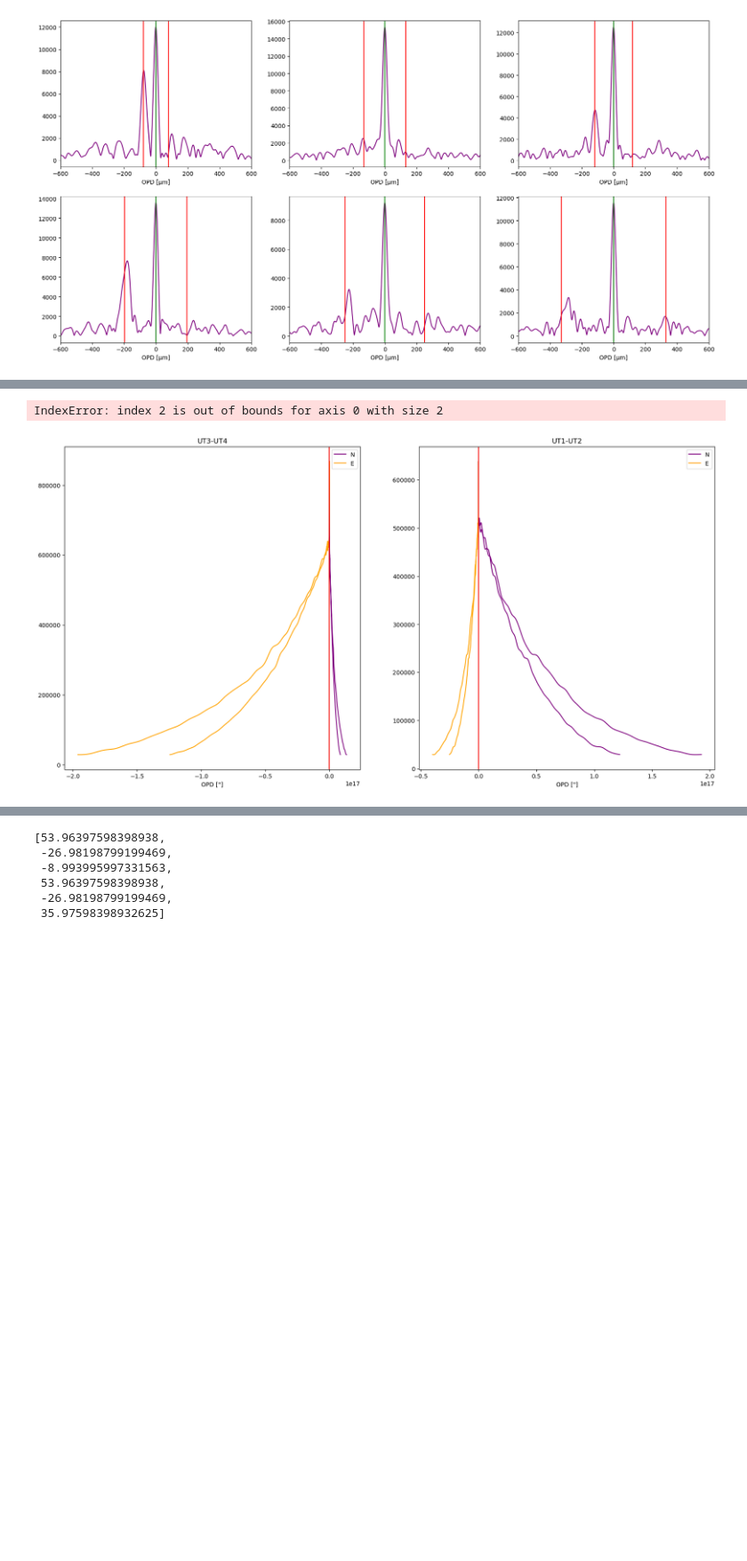
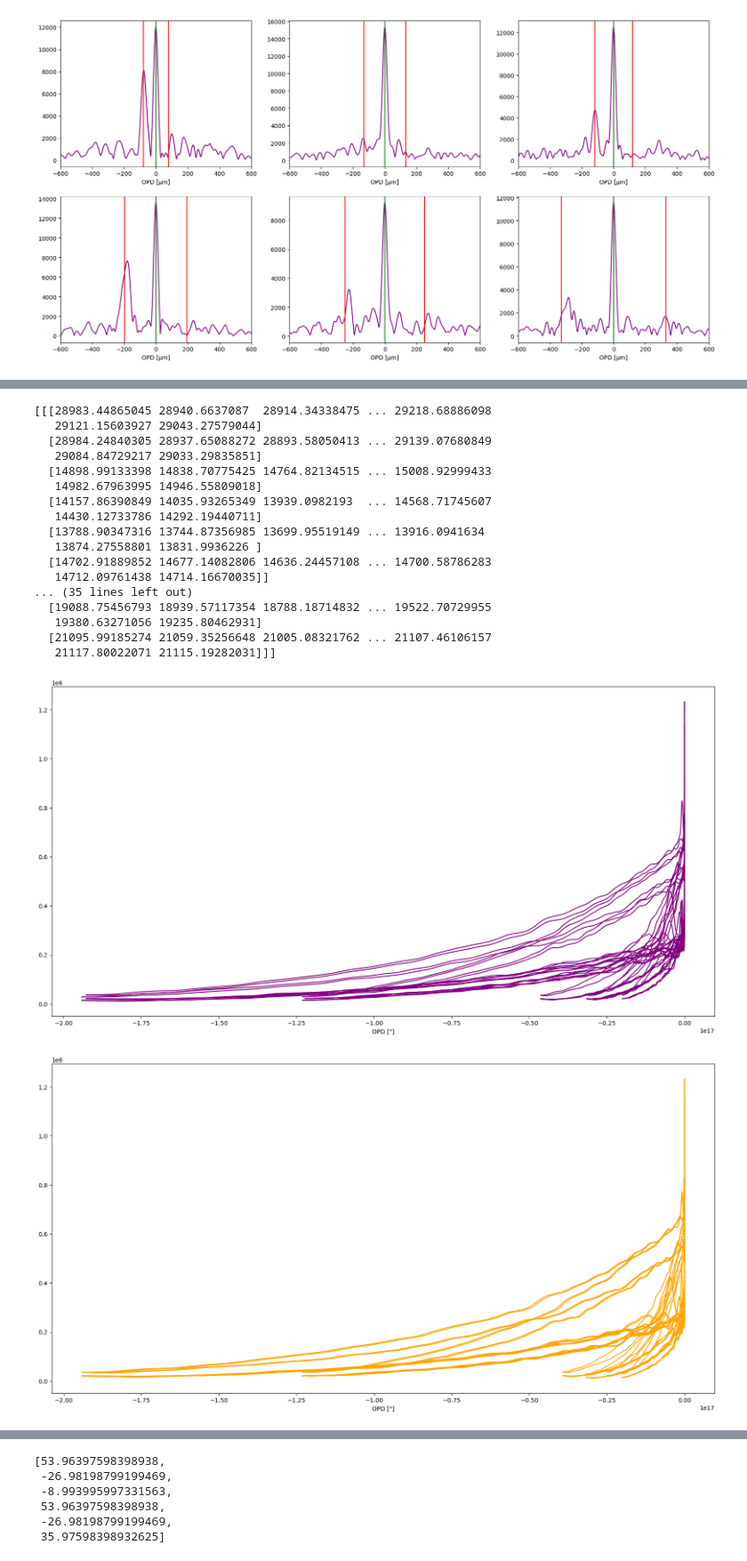
Before and after one commit to jules-scigliuto/MATISSE-Data, a Jupyter notebook: MATISSE_signal.ipynb, the cells around one changed output, grey strips where cells are left out. Shown at 89% size. Cells and saved outputs as stored; diff of their text form; code cells hidden in the pictures; blank space fills up the shorter version.

```diff
--- a/MATISSE_signal.ipynb
+++ b/MATISSE_signal.ipynb
@@ -263,9 +324,10 @@ for i_OB in range(n_OB):
 
     # Sum over frames
 
-    cf_OB_sum = np.sum(cf_OB, axis = 0)
+    #cf_OB_sum = np.sum(cf_OB, axis = 0)
+    #cf_OB_sum = gmean(cf_OB, axis=0)
     #cf_OB_sum = np.sqrt(np.mean(np.square(cf_OB), axis=0))
-    #cf_OB_sum = hmean(cf_OB, axis=0)
+    cf_OB_sum = hmean(cf_OB, axis=0)
     #cf_OB_sum = scipy.stats.gmean(cf_OB, axis=0)
 
     fig, ax = plt.subplots(2, 3, figsize=(20,10))
@@ -325,7 +402,7 @@ baselines_order = ['UT3-UT4', 'UT1-UT2', 'UT2-UT3', 'UT2-UT4', 'UT1-UT3', 'UT1-U
 
 #Planet frames
 files_planet = sorted(glob.glob(path_frames + '/*_planet*'))
-OB_list = sorted(set([file[file.find('OB')+2:file.find('_exp')] for file in files_planet]))
+OB_list = sorted(set([int(file[file.find('OB')+2:file.find('_exp')]) for file in files_planet]))
 exp_list = sorted(set([file[file.find('exp')+3:file.find('_planet')] for file in files_planet]))
 n_exp = len(exp_list)
 n_files = len(files_planet)
@@ -333,7 +410,11 @@ n_OB = len(OB_list)
 
 #Initialization
 OPD_inst_list = []
-
+cf_OB_saved = []
+OPD_OB_N = {}
+OPD_OB_E = {}
+fig, ax1 = plt.subplots(1, 1, figsize=(20,10))
+fig, ax2 = plt.subplots(1, 1, figsize=(20,10))
 
 for i_OB in range(n_OB):
 
@@ -390,49 +471,77 @@ for i_OB in range(n_OB):
             ft_cf = np.fft.fftshift(np.fft.fft(corrFlux_comp))
             OPD = np.fft.fftshift(np.fft.fftfreq(new_size, step)) * 1e6
             module = np.abs(ft_cf)
 
             cf_OB[i_frames, i_baselines] = module
 
     # Sum over frames
     cf_OB_sum = np.sum(cf_OB, axis = 0)
+    cf_OB_saved.append(cf_OB_sum)
     #cf_OB_sum = np.sqrt(np.mean(np.square(cf_OB), axis=0))
     #cf_OB_sum = hmean(cf_OB, axis=0)
     #cf_OB_sum = scipy.stats.gmean(cf_OB, axis=0)
 
     #OPD --> arcsec on sky
     step_lam = (max(lam)-min(lam)) / OPD.size
     lam_sampled = np.arange(min(lam), max(lam), step_lam) * 1e6
     OPD *= ((3600 * 180 * 2 * pi) / (pi * lam_sampled)) #arcsec
 
-    theta_uv = np.arctan(u/v)
+    theta_uv = np.arctan(u/v) * ((3600 * 180) / pi) #arcsec
 
+    for i_baselines, theta in enumerate(theta_uv):
 
-    fig, ax = plt.subplots(1,2,figsize=(20,10))
-    ax_flat = ax.flat
+        #Deprojection along the baselines direction
+        OPD_N = OPD * np.cos(theta)
+        OPD_E = OPD * np.sin(theta)
 
-    for i_baselines in range(6):
-
-        OPD_N = OPD * np.cos(theta_uv[i_baselines])
-        OPD_E = OPD * np.sin(-theta_uv[i_baselines])
+        OPD_OB_N[OB_list[i_OB]] = [OPD*OPD_N]
+        OPD_OB_E[OB_list[i_OB]] = [OPD*OPD_E]
 
         # OPD determination
         OPD_inst = OPD[np.argmax(cf_OB_sum[i_baselines,:])]
         OPD_inst_list.append(OPD_inst)
 
-        # Plot on a single plot per figure
-        ax_flat[i_baselines].plot(OPD*OPD_N, cf_OB_sum[i_baselines,:], 'purple', label='N')
-        ax_flat[i_baselines].plot(OPD*OPD_E, cf_OB_sum[i_baselines,:], 'orange', label='E')
-        ax_flat[i_baselines].set_xlabel('OPD ["]')
-        ax_flat[i_baselines].axvline(OPD_inst, color='green')
-        ax_flat[i_baselines].axvline(OPD_inst+(offset_RA*u[i_baselines]+offset_Dec*v[i_baselines])*1e6, color='red')
-        ax_flat[i_baselines].axvline(OPD_inst-(offset_RA*u[i_baselines]+offset_Dec*v[i_baselines])*1e6, color='red')
-        ax_flat[i_baselines].set_title(f'{baselines_order[i_baselines]}')
-        ax_flat[i_baselines].legend()
+    #Plots
+    for i_baselines in range(6):
+
+        ax1.plot(np.squeeze(OPD_OB_N[OB_list[i_OB]]), cf_OB_saved[i_OB][i_baselines,:], 'purple')
+        ax2.plot(np.squeeze(OPD_OB_E[OB_list[i_OB]]), cf_OB_saved[i_OB][i_baselines,:], 'orange')
+        ax1.set_xlabel('OPD ["]')
+        ax2.set_xlabel('OPD ["]')
+        # ax1.set_xlim(-0.15*1e17, 0)
+        # ax2.set_xlim(-0.15*1e17, 0)
 
         # Save the figure
         fig.savefig(f'figure_{i_OB}.png')
 
-#print(cf_OB_sum)
+cf_OB_saved = np.squeeze(cf_OB_saved)
+print(cf_OB_saved)
+cf_OB_sum_all = np.sum(cf_OB_saved, axis=0)
+cf_OB_sum_all = np.sum(cf_OB_sum_all, axis=0)
+
+plt.figure()
+plt.plot(np.squeeze(OPD_OB_N[1]), cf_OB_sum_all, 'red', label='N')
+plt.plot(np.squeeze(OPD_OB_E[1]), cf_OB_sum_all, 'blue', label='E')
+plt.legend()
+#plt.xlim(-0*1e16, 0.005*1e16)
+plt.show()
 # %% [output]
-IndexError: index 2 is out of bounds for axis 0 with size 2
+[[[28983.44865045 28940.6637087  28914.34338475 ... 29218.68886098
+   29121.15603927 29043.27579044]
+  [28984.24840305 28937.65088272 28893.58050413 ... 29139.07680849
+   29084.84729217 29033.29835851]
+  [14898.99133398 14838.70775425 14764.82134515 ... 15008.92999433
+   14982.67963995 14946.55809018]
+  [14157.86390849 14035.93265349 13939.0982193  ... 14568.71745607
+   14430.12733786 14292.19440711]
+  [13788.90347316 13744.87356985 13699.95519149 ... 13916.0941634
+   13874.27558801 13831.9936226 ]
+  [14702.91889852 14677.14082806 14636.24457108 ... 14700.58786283
+   14712.09761438 14714.16670035]]
+... (35 lines left out)
+  [19088.75456793 18939.57117354 18788.18714832 ... 19522.70729955
+   19380.63271056 19235.80462931]
+  [21095.99185274 21059.35256648 21005.08321762 ... 21107.46106157
+   21117.80022071 21115.19282031]]]
-[figure, old version]
+[figure, new version]
+[figure, added]
```
Also changed, not shown: parts of 4 cells of this notebook.
